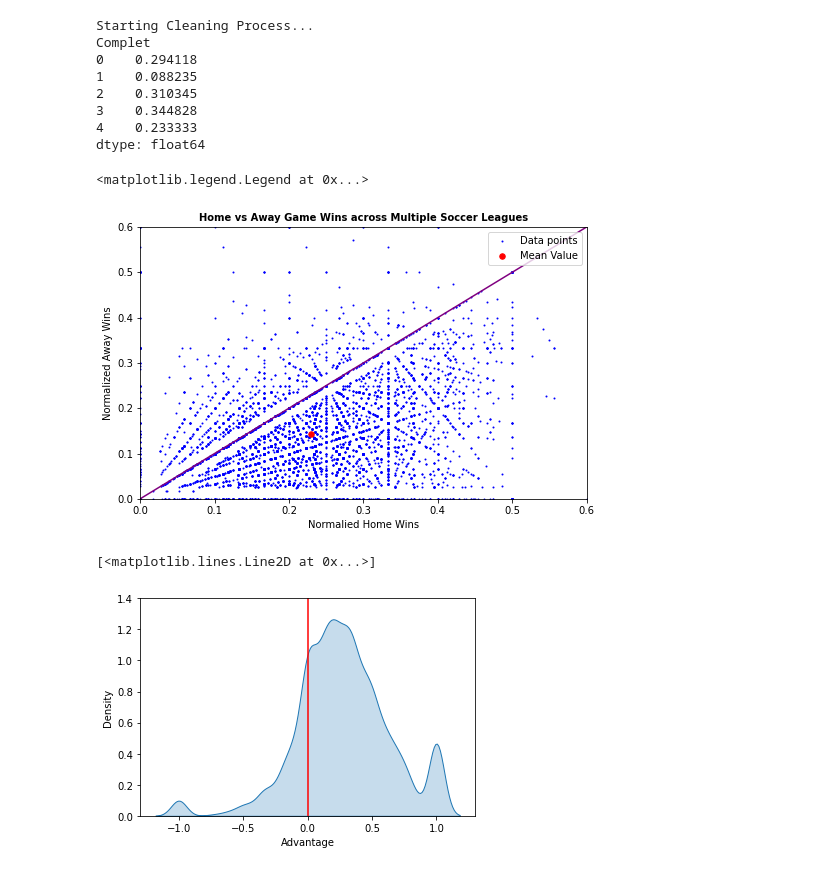
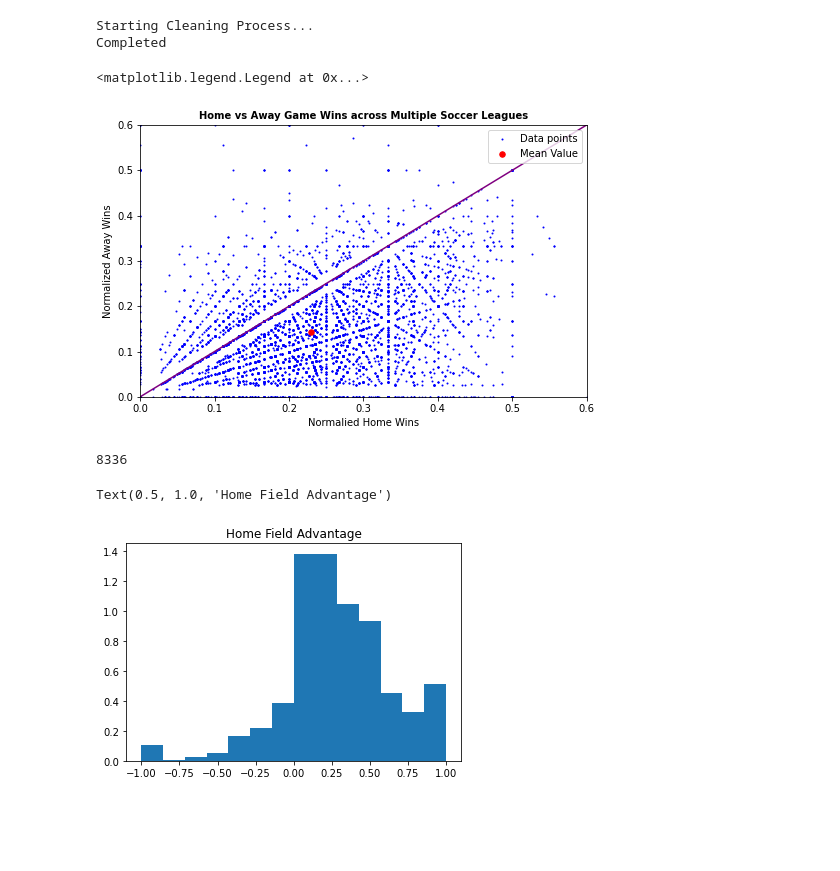
Before and after one commit to carlosajurado/Visualizing_Home_Advantage_In_Soccer_and_Football, a Jupyter notebook: Home_Advantage_In_Soccer.ipynb, the cells around one changed output. Drawn from its saved outputs; the diff is of its cells as text; code cells hidden in the pictures; blank space fills up the shorter version.

Commit message:
Continuted Analysis of Home Advantage in Soccer

```diff
--- a/Home_Advantage_In_Soccer.ipynb
+++ b/Home_Advantage_In_Soccer.ipynb
@@ -19,9 +19,10 @@ while i < int(soccer.shape[0]):
 	if (soccer.AwayWins[i] > soccer.Games[i]) or (soccer.HomeWins[i] > soccer.Games[i]):
 		soccer.drop(index=i, axis=0, inplace = True)
 	i = i + 1
-print("Complet")
+print("Completed")
+
+#Normalize Data
 HPCT = soccer.HomeWins/soccer.Games
-print(HPCT.head())
 APCT = soccer.AwayWins/soccer.Games
 mean_HPCT = HPCT.mean()
 mean_APCT = APCT.mean()
@@ -39,12 +40,6 @@ plt.ylim([0,0.6])
 plt.legend()
 # %% [output]
 Starting Cleaning Process...
-Complet
-0    0.294118
-1    0.088235
-2    0.310345
-3    0.344828
-4    0.233333
-dtype: float64
+Completed
 <matplotlib.legend.Legend at 0x...>
 [figure]
@@ -51,11 +50,17 @@ dtype: float64
 # %%
+#This variable quantifies the "advantage"
 Advantage = (HPCT - APCT)/(HPCT + APCT)
 soccer['Advantage'] = Advantage
+print(len(soccer.Advantage))
+# %% [output]
+8336
 # %%
 import seaborn as sns
-sns.kdeplot(soccer.Advantage, shade = True)
-plt.ylim([0, 1.4])
-plt.plot([0,0], [0,1.5], color = "red")
+#sns.kdeplot(soccer.Advantage, shade = True)
+plt.hist(soccer.Advantage, density = True, bins = 14)
+#plt.ylim([0, 1.4])
+#plt.plot([0,0], [0,1.5], color = "red")
+plt.title("Home Field Advantage")
 # %% [output]
-[<matplotlib.lines.Line2D at 0x...>]
+Text(0.5, 1.0, 'Home Field Advantage')
-[figure, old version]
+[figure, new version]
```
Also changed, not shown: parts of 4 cells of this notebook.
